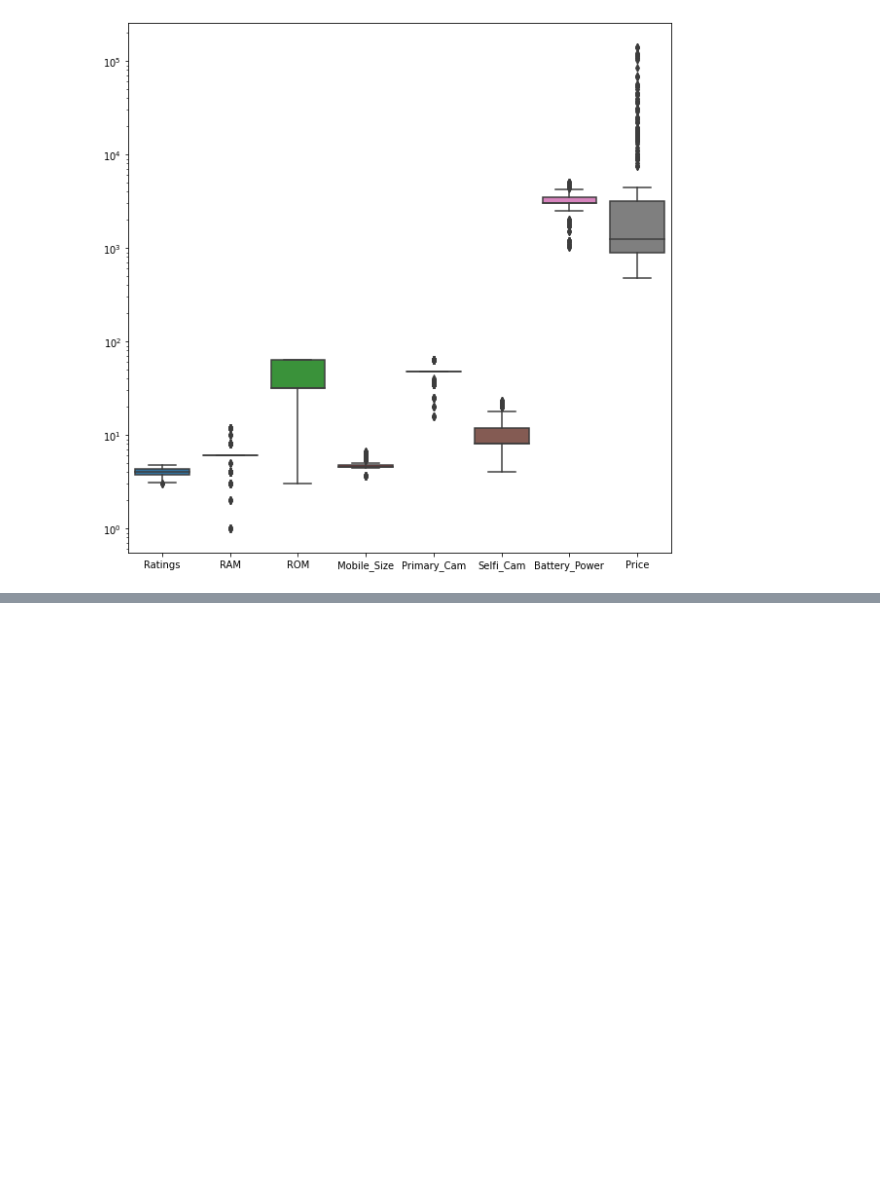
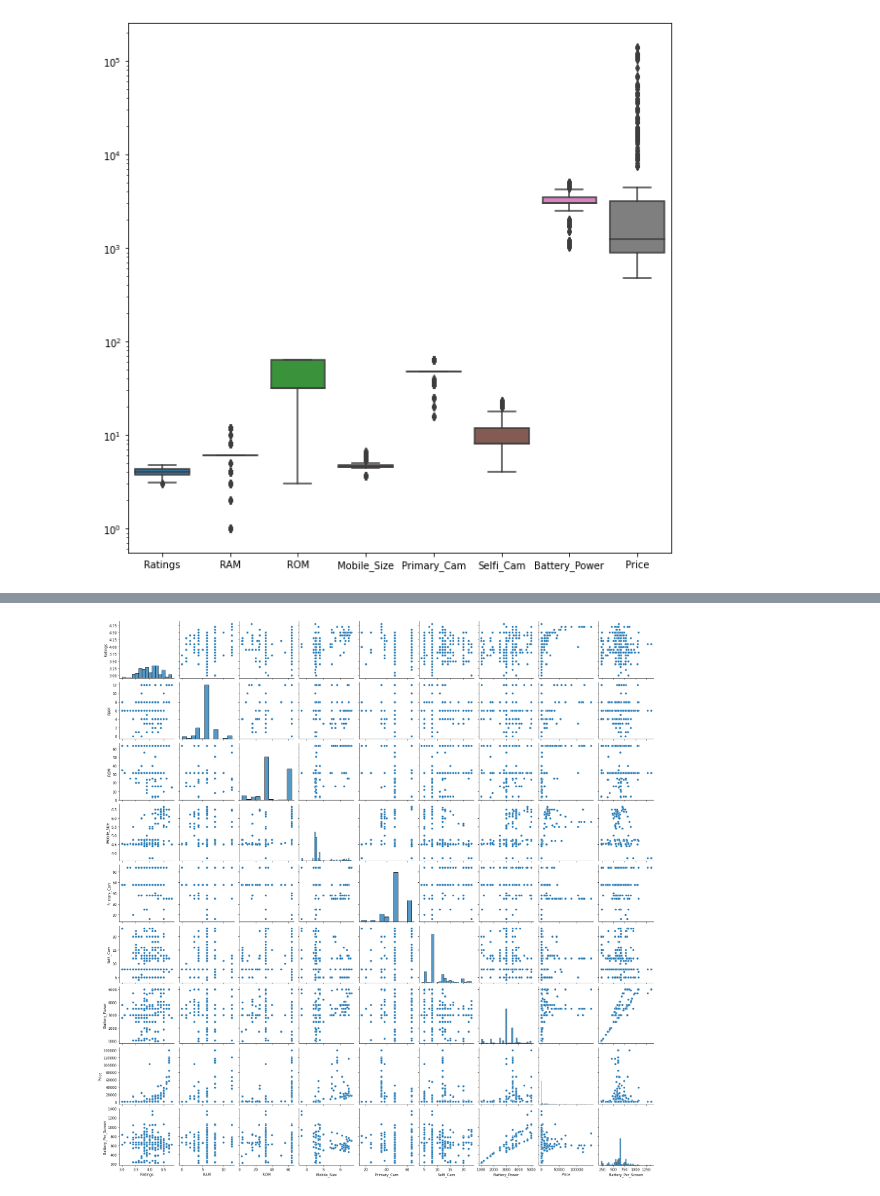
Before and after one commit to m-mathilde34/Phone-Price-Forecasting, a Jupyter notebook: Data_Processing.ipynb, the cells around one changed output, grey strips where cells are left out. Saved outputs shown, nothing was run; the diff lists cells and outputs as text; code cells hidden in the pictures; blank space fills up the shorter version.

```diff
--- a/Data_Processing.ipynb
+++ b/Data_Processing.ipynb
@@ -124,0 +126,2 @@ plt.yscale("log")
+# %%
+cleaned_df['Battery_Per_Screen'] = cleaned_df['Battery_Power'] / cleaned_df['Mobile_Size']
@@ -124,0 +137,5 @@ plt.yscale("log")
+# %%
+sns.pairplot(data = cleaned_df)
+plt.show()
+# %% [output]
+[figure, added]
```
Also changed, not shown: parts of 3 cells of this notebook.
